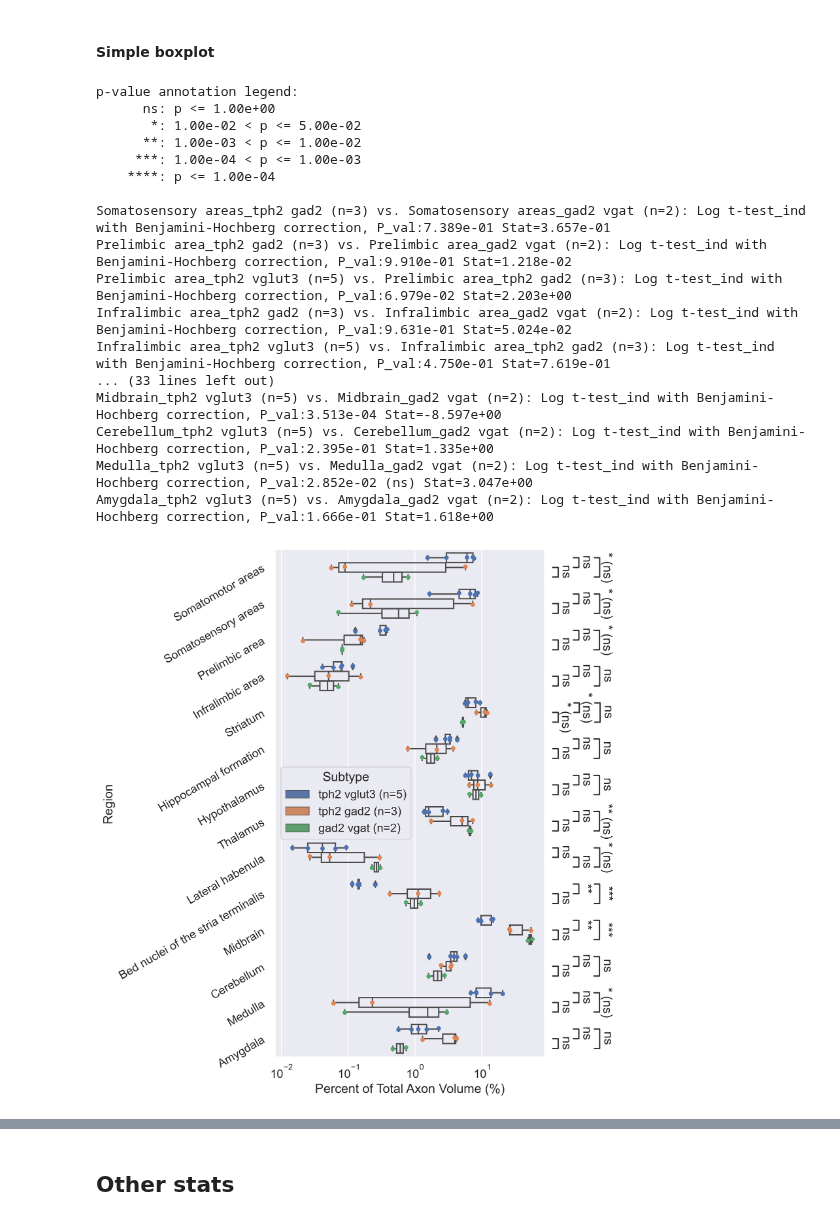
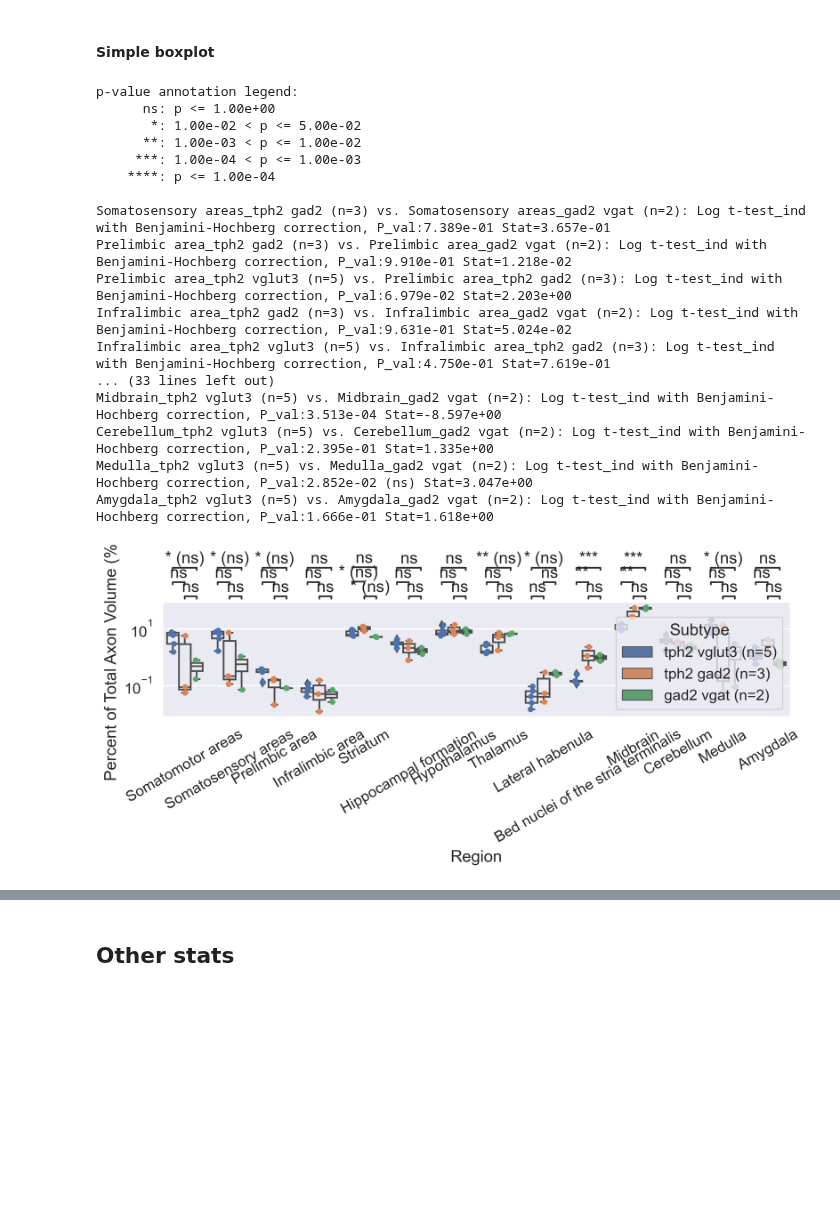
Before and after one commit to neurodata/brainlit, a Jupyter notebook: experiments/BrainLine/axon_analysis.ipynb, the cells around one changed output, grey strips where cells are left out. Drawn from its saved outputs; the diff is of its cells as text; code cells hidden in the pictures; blank space fills up the shorter version.

```diff
--- a/experiments/BrainLine/axon_analysis.ipynb
+++ b/experiments/BrainLine/axon_analysis.ipynb
@@ -671,10 +594,10 @@ diffs.sort(key=second, reverse=False)
 order = [e[0] for e in diffs]
 
 sns.set(font_scale=1.2)
-fig, ax = plt.subplots(1, 1, figsize=(9,9), dpi=300)
+fig, ax = plt.subplots(1, 1, figsize=(9,5), dpi=300)
 fig_args = {
-            "x": "Percent of Total Axon Volume (%)",
-            "y": "Region",
+            "x": "Region", #"Percent of Total Axon Volume (%)",
+            "y": "Percent of Total Axon Volume (%)", #"Region",
             "hue": "Subtype",
             "data": df,
             "dodge": True,
@@ -682,13 +605,13 @@ fig_args = {
 bplot = sns.stripplot(ax=ax, legend=False, order=order, **fig_args)
 fig_args["boxprops"] = {'facecolor':'none'}
 bplot = sns.boxplot(ax=ax, order=order, **fig_args)
-bplot.set_xscale("log")
-xtick_labels = bplot.get_yticklabels()
-bplot.set_yticklabels(labels=xtick_labels, rotation=30)
+bplot.set_yscale("log")
+tick_labels = bplot.get_xticklabels()
+bplot.set_xticklabels(labels=tick_labels, rotation=30)
 
 #annotator
-fig_args["x"] = "Region"
-fig_args["y"] =  "Percent of Total Axon Volume (%)"
+# fig_args["x"] = "Region"
+# fig_args["y"] =  "Percent of Total Axon Volume (%)"
 pairs = []
 unq_subtypes = np.unique(subtypes)
 for region in regions + ["Amygdala"]:
@@ -702,9 +625,9 @@ for region in regions + ["Amygdala"]:
             pairs.append(((region_name, subtype1), (region_name, subtype2)))
 annot = Annotator(ax, pairs, **fig_args)
 annot.configure(test=test, text_format="star", loc="outside", comparisons_correction="BH")
-fig_args["y"] = "Region"
-fig_args["x"] =  "Percent of Total Axon Volume (%)"
-annot.new_plot(bplot, orient="h", plot="boxplot", **fig_args)
+# fig_args["y"] = "Region"
+# fig_args["x"] =  "Percent of Total Axon Volume (%)"
+annot.new_plot(bplot, orient="v", plot="boxplot", **fig_args)
 annot.apply_and_annotate()
 
 # markers = ["o", "v", "^", "<", ">", "s", "p", "*", "+", "x"]
@@ -712,34 +635,34 @@ annot.apply_and_annotate()
 # id2marker = {id: markers[idx] for idx, id in enumerate(brain_ids)}
 # for idx, line in df.iterrows():
 #     st = line["Subtype"].split("(")[0][:-1]
 
 #     x = line["Percent of Total Axon Volume (%)"]
 #     y = order.index(line["Region"]) + jitters[st]
 #     c = colors[st]
 #     marker = id2marker[line["Brain ID"]]
 #     ax.scatter([x], [y], c=c, marker=marker)
 
 
 fig.tight_layout()
 # %% [output]
 p-value annotation legend:
       ns: p <= 1.00e+00
        *: 1.00e-02 < p <= 5.00e-02
       **: 1.00e-03 < p <= 1.00e-02
      ***: 1.00e-04 < p <= 1.00e-03
     ****: p <= 1.00e-04
 
 Somatosensory areas_tph2 gad2 (n=3) vs. Somatosensory areas_gad2 vgat (n=2): Log t-test_ind with Benjamini-Hochberg correction, P_val:7.389e-01 Stat=3.657e-01
 Prelimbic area_tph2 gad2 (n=3) vs. Prelimbic area_gad2 vgat (n=2): Log t-test_ind with Benjamini-Hochberg correction, P_val:9.910e-01 Stat=1.218e-02
 Prelimbic area_tph2 vglut3 (n=5) vs. Prelimbic area_tph2 gad2 (n=3): Log t-test_ind with Benjamini-Hochberg correction, P_val:6.979e-02 Stat=2.203e+00
 Infralimbic area_tph2 gad2 (n=3) vs. Infralimbic area_gad2 vgat (n=2): Log t-test_ind with Benjamini-Hochberg correction, P_val:9.631e-01 Stat=5.024e-02
 Infralimbic area_tph2 vglut3 (n=5) vs. Infralimbic area_tph2 gad2 (n=3): Log t-test_ind with Benjamini-Hochberg correction, P_val:4.750e-01 Stat=7.619e-01
 ... (33 lines left out)
 Midbrain_tph2 vglut3 (n=5) vs. Midbrain_gad2 vgat (n=2): Log t-test_ind with Benjamini-Hochberg correction, P_val:3.513e-04 Stat=-8.597e+00
 Cerebellum_tph2 vglut3 (n=5) vs. Cerebellum_gad2 vgat (n=2): Log t-test_ind with Benjamini-Hochberg correction, P_val:2.395e-01 Stat=1.335e+00
 Medulla_tph2 vglut3 (n=5) vs. Medulla_gad2 vgat (n=2): Log t-test_ind with Benjamini-Hochberg correction, P_val:2.852e-02 (ns) Stat=3.047e+00
 Amygdala_tph2 vglut3 (n=5) vs. Amygdala_gad2 vgat (n=2): Log t-test_ind with Benjamini-Hochberg correction, P_val:1.666e-01 Stat=1.618e+00
-[figure, old version]
+[figure, new version]
 # %%
 from scipy.stats import mannwhitneyu, ttest_ind
 
```
Also changed, not shown: parts of 13 cells of this notebook, 2 other files.
